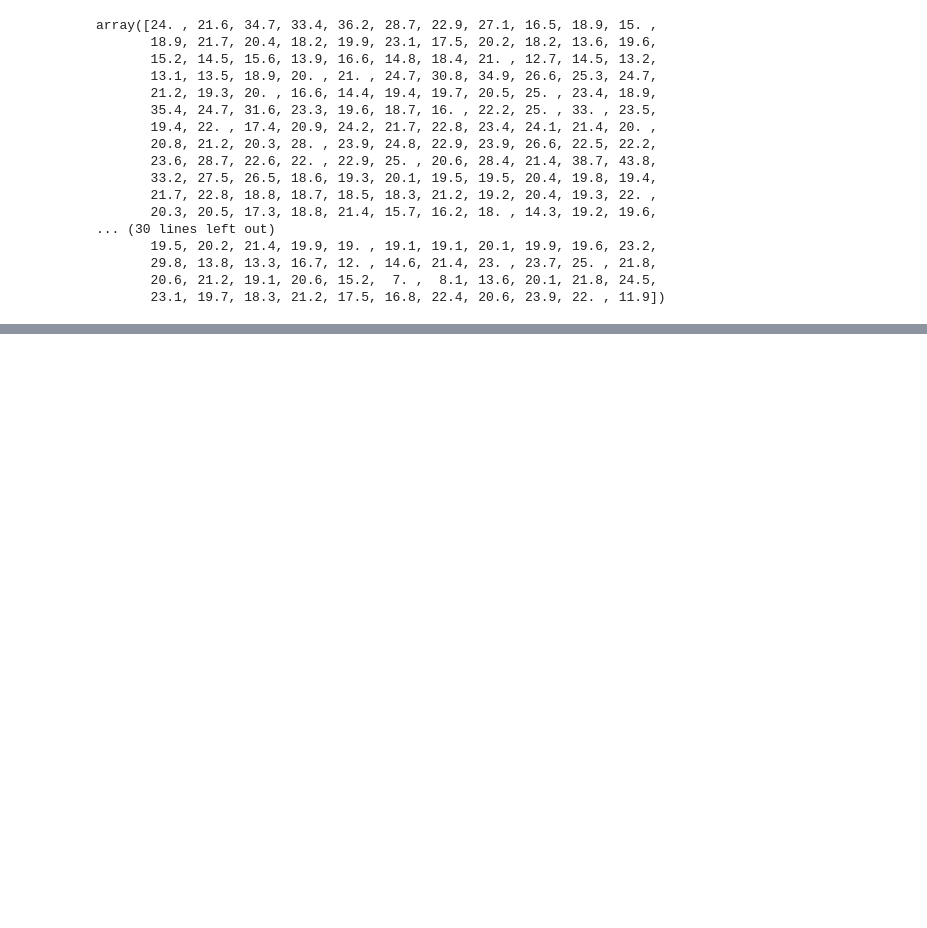
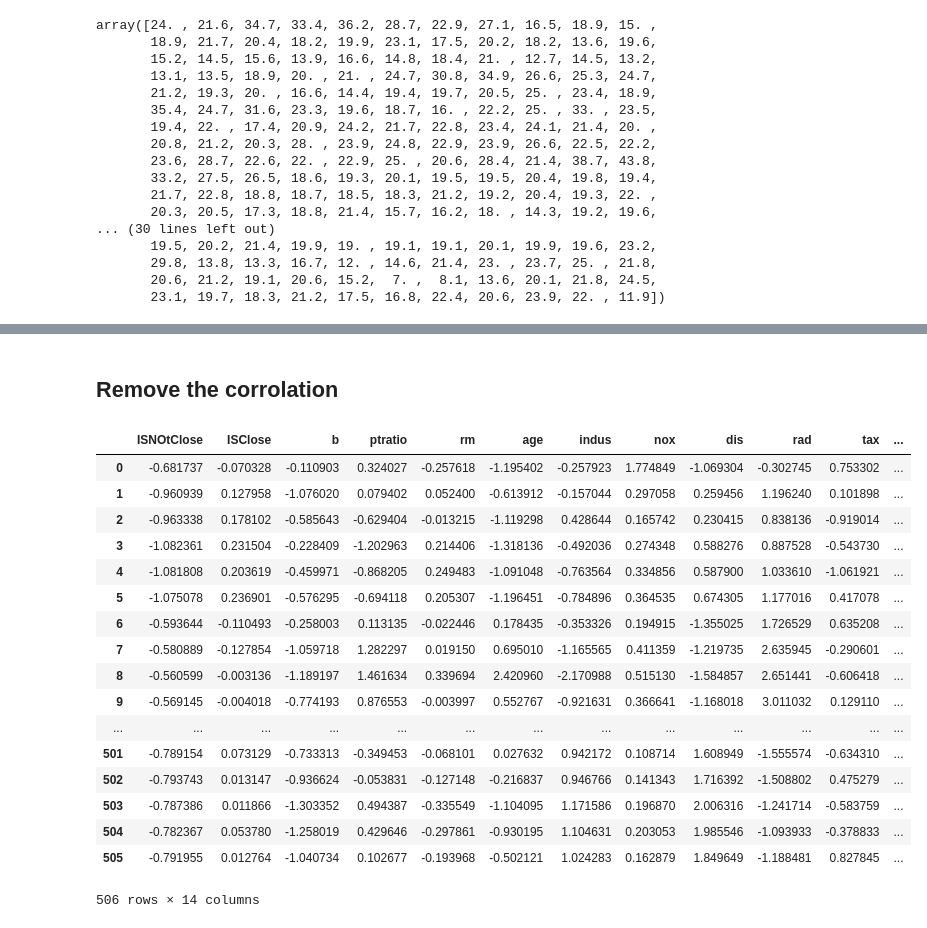
Before and after one commit to kennycolsh/Machine-Learning-Assessment-1, a Jupyter notebook: MacLearning-Ass1.ipynb, the cells around one changed output, grey strips where cells are left out. Drawn from its saved outputs; the diff is of its cells as text; code cells hidden in the pictures; blank space fills up the shorter version.

```diff
--- a/MacLearning-Ass1.ipynb
+++ b/MacLearning-Ass1.ipynb
@@ -999,0 +1057,4 @@ np.sqrt(np.sum((m.predict(inputs).T -outputs.as_matrix())**2))
+# %%
+scaler = pre.StandardScaler()
+scaler.fit(inputs)
+scaler.mean_, scaler.scale_
@@ -999,0 +1159,2 @@ np.sqrt(np.sum((m.predict(inputs).T -outputs.as_matrix())**2))
+# %% [markdown]
+## Remove the corrolation
@@ -999,0 +1163,25 @@ np.sqrt(np.sum((m.predict(inputs).T -outputs.as_matrix())**2))
+# %%
+#14 number of colums
+pca = dec.PCA(n_components=14, whiten=True)
+pca.fit(inputs)
+xwhite = pd.DataFrame(pca.transform(inputs), columns=inputs.columns)
+xwhite
+# %% [output]
+|  | ISNOtClose | ISClose | b | ptratio | rm | age | indus | nox | dis | rad | tax | ... |
+| 0 | -0.681737 | -0.070328 | -0.110903 | 0.324027 | -0.257618 | -1.195402 | -0.257923 | 1.774849 | -1.069304 | -0.302745 | 0.753302 | ... |
+| 1 | -0.960939 | 0.127958 | -1.076020 | 0.079402 | 0.052400 | -0.613912 | -0.157044 | 0.297058 | 0.259456 | 1.196240 | 0.101898 | ... |
+| 2 | -0.963338 | 0.178102 | -0.585643 | -0.629404 | -0.013215 | -1.119298 | 0.428644 | 0.165742 | 0.230415 | 0.838136 | -0.919014 | ... |
+| 3 | -1.082361 | 0.231504 | -0.228409 | -1.202963 | 0.214406 | -1.318136 | -0.492036 | 0.274348 | 0.588276 | 0.887528 | -0.543730 | ... |
+| 4 | -1.081808 | 0.203619 | -0.459971 | -0.868205 | 0.249483 | -1.091048 | -0.763564 | 0.334856 | 0.587900 | 1.033610 | -1.061921 | ... |
+| 5 | -1.075078 | 0.236901 | -0.576295 | -0.694118 | 0.205307 | -1.196451 | -0.784896 | 0.364535 | 0.674305 | 1.177016 | 0.417078 | ... |
+| 6 | -0.593644 | -0.110493 | -0.258003 | 0.113135 | -0.022446 | 0.178435 | -0.353326 | 0.194915 | -1.355025 | 1.726529 | 0.635208 | ... |
+| 7 | -0.580889 | -0.127854 | -1.059718 | 1.282297 | 0.019150 | 0.695010 | -1.165565 | 0.411359 | -1.219735 | 2.635945 | -0.290601 | ... |
+| 8 | -0.560599 | -0.003136 | -1.189197 | 1.461634 | 0.339694 | 2.420960 | -2.170988 | 0.515130 | -1.584857 | 2.651441 | -0.606418 | ... |
+| 9 | -0.569145 | -0.004018 | -0.774193 | 0.876553 | -0.003997 | 0.552767 | -0.921631 | 0.366641 | -1.168018 | 3.011032 | 0.129110 | ... |
+| ... | ... | ... | ... | ... | ... | ... | ... | ... | ... | ... | ... | ... |
+| 501 | -0.789154 | 0.073129 | -0.733313 | -0.349453 | -0.068101 | 0.027632 | 0.942172 | 0.108714 | 1.608949 | -1.555574 | -0.634310 | ... |
+| 502 | -0.793743 | 0.013147 | -0.936624 | -0.053831 | -0.127148 | -0.216837 | 0.946766 | 0.141343 | 1.716392 | -1.508802 | 0.475279 | ... |
+| 503 | -0.787386 | 0.011866 | -1.303352 | 0.494387 | -0.335549 | -1.104095 | 1.171586 | 0.196870 | 2.006316 | -1.241714 | -0.583759 | ... |
+| 504 | -0.782367 | 0.053780 | -1.258019 | 0.429646 | -0.297861 | -0.930195 | 1.104631 | 0.203053 | 1.985546 | -1.093933 | -0.378833 | ... |
+| 505 | -0.791955 | 0.012764 | -1.040734 | 0.102677 | -0.193968 | -0.502121 | 1.024283 | 0.162879 | 1.849649 | -1.188481 | 0.827845 | ... |
+506 rows × 14 columns
```
Also changed, not shown: parts of 26 cells of this notebook.
